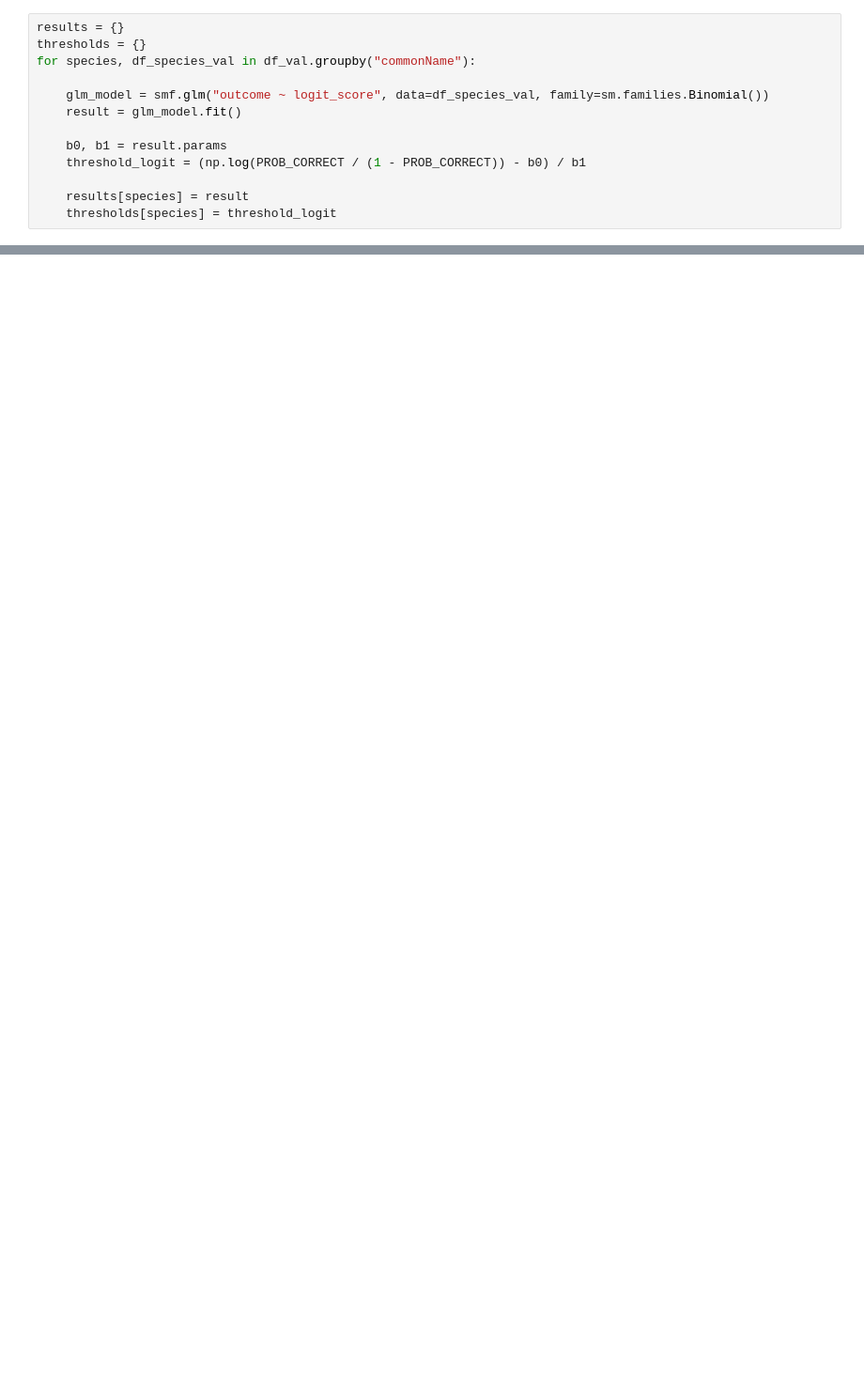
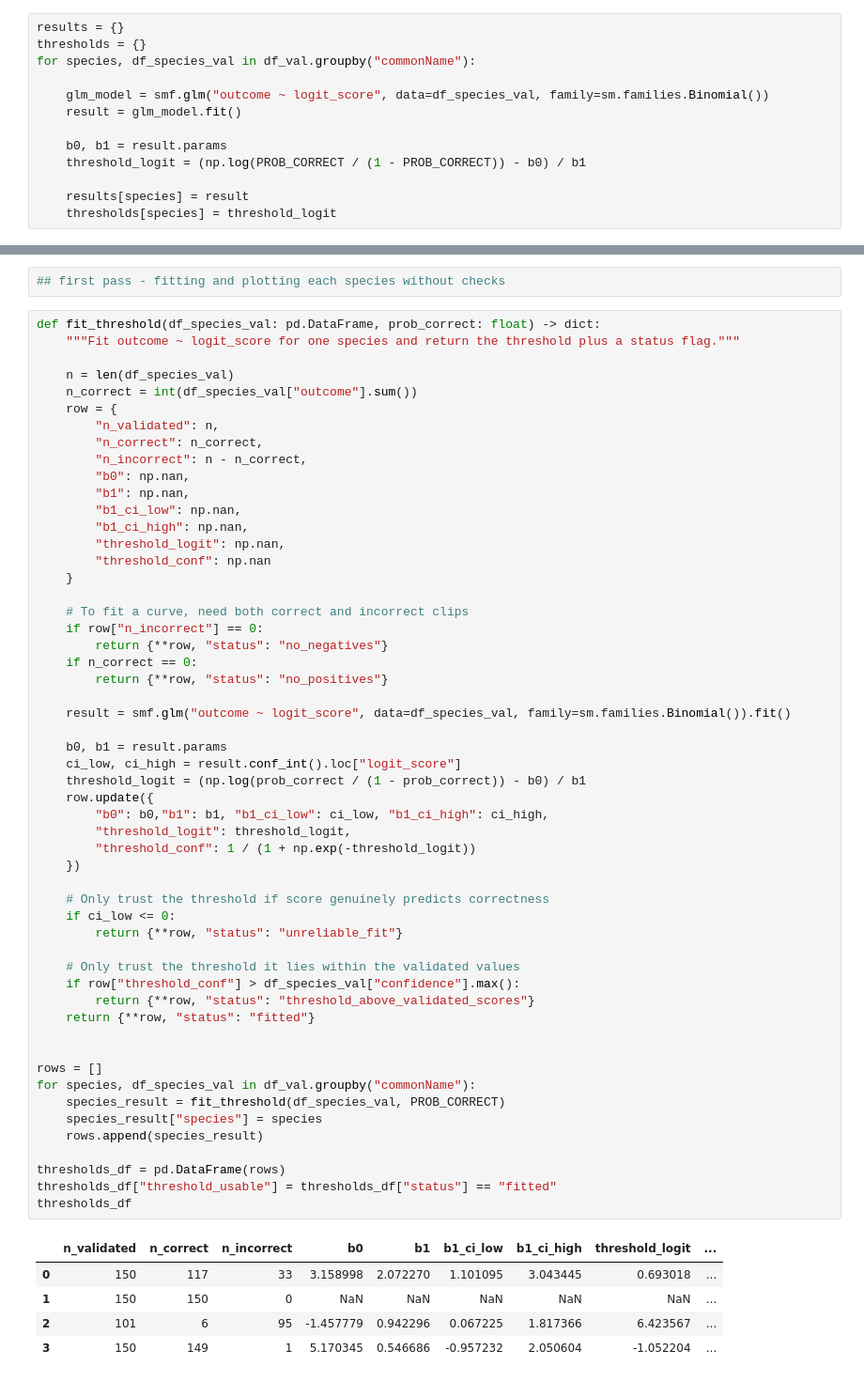
Before and after one commit to nsynes/natural-state-task, a Jupyter notebook: bird-data-investigation.ipynb, the cells around one changed output, grey strips where cells are left out. Shown at 94% size. Cells and saved outputs as stored; diff of their text form; blank space fills up the shorter version.

```diff
--- a/bird-data-investigation.ipynb
+++ b/bird-data-investigation.ipynb
@@ -155,0 +156,62 @@ fig.tight_layout()
+# %%
+## first pass - fitting and plotting each species without checks
+# %%
+def fit_threshold(df_species_val: pd.DataFrame, prob_correct: float) -> dict:
+    """Fit outcome ~ logit_score for one species and return the threshold plus a status flag."""
+
+    n = len(df_species_val)
+    n_correct = int(df_species_val["outcome"].sum())
+    row = {
+        "n_validated": n,
+        "n_correct": n_correct,
+        "n_incorrect": n - n_correct,
+        "b0": np.nan,
+        "b1": np.nan,
+        "b1_ci_low": np.nan,
+        "b1_ci_high": np.nan,
+        "threshold_logit": np.nan,
+        "threshold_conf": np.nan
+    }
+
+    # To fit a curve, need both correct and incorrect clips
+    if row["n_incorrect"] == 0:
+        return {**row, "status": "no_negatives"}
+    if n_correct == 0:
+        return {**row, "status": "no_positives"}
+
+    result = smf.glm("outcome ~ logit_score", data=df_species_val, family=sm.families.Binomial()).fit()
+
+    b0, b1 = result.params
+    ci_low, ci_high = result.conf_int().loc["logit_score"]
+    threshold_logit = (np.log(prob_correct / (1 - prob_correct)) - b0) / b1
+    row.update({
+        "b0": b0,"b1": b1, "b1_ci_low": ci_low, "b1_ci_high": ci_high,
+        "threshold_logit": threshold_logit,
+        "threshold_conf": 1 / (1 + np.exp(-threshold_logit))
+    })
+
+    # Only trust the threshold if score genuinely predicts correctness
+    if ci_low <= 0:
+        return {**row, "status": "unreliable_fit"}
+
+    # Only trust the threshold it lies within the validated values
+    if row["threshold_conf"] > df_species_val["confidence"].max():
+        return {**row, "status": "threshold_above_validated_scores"}
+    return {**row, "status": "fitted"}
+
+
+rows = []
+for species, df_species_val in df_val.groupby("commonName"):
+    species_result = fit_threshold(df_species_val, PROB_CORRECT)
+    species_result["species"] = species
+    rows.append(species_result)
+
+thresholds_df = pd.DataFrame(rows)
+thresholds_df["threshold_usable"] = thresholds_df["status"] == "fitted"
+thresholds_df
+# %% [output]
+|  | n_validated | n_correct | n_incorrect | b0 | b1 | b1_ci_low | b1_ci_high | threshold_logit | ... |
+| 0 | 150 | 117 | 33 | 3.158998 | 2.072270 | 1.101095 | 3.043445 | 0.693018 | ... |
+| 1 | 150 | 150 | 0 | NaN | NaN | NaN | NaN | NaN | ... |
+| 2 | 101 | 6 | 95 | -1.457779 | 0.942296 | 0.067225 | 1.817366 | 6.423567 | ... |
+| 3 | 150 | 149 | 1 | 5.170345 | 0.546686 | -0.957232 | 2.050604 | -1.052204 | ... |
```
Also changed, not shown: parts of 7 cells of this notebook, 2 other files.
